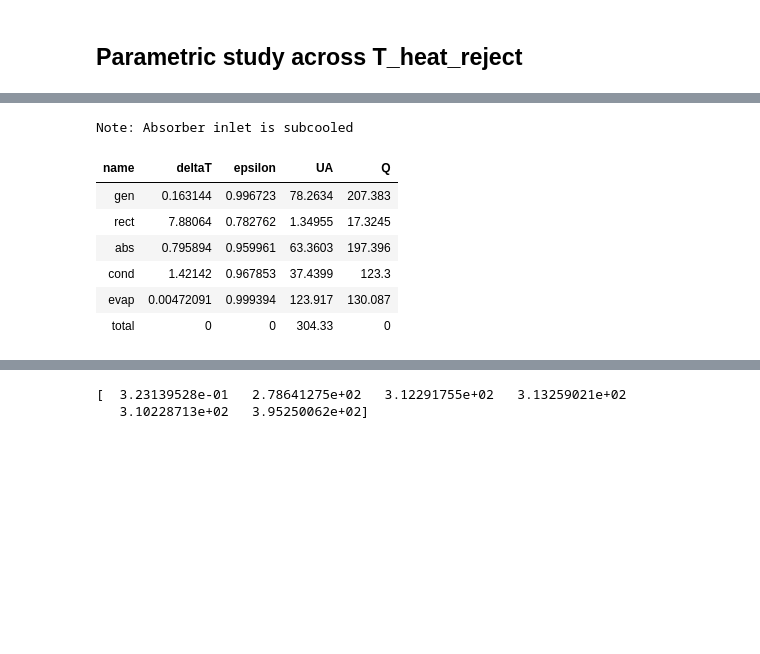
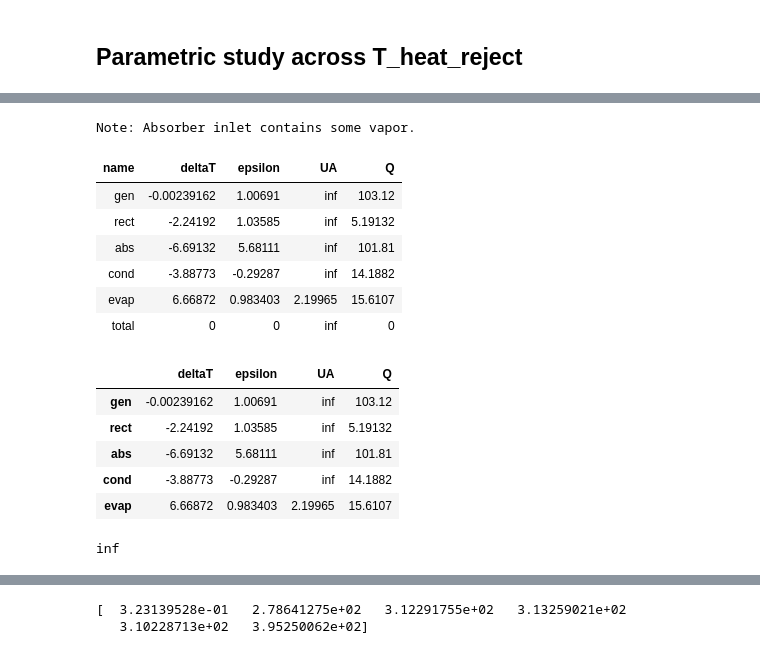
Before and after one commit to nfette/openACHP, a Jupyter notebook: src/optimize_trials2_5.ipynb, the cells around one changed output, grey strips where cells are left out. Drawn from its saved outputs; the diff is of its cells as text; code cells hidden in the pictures; blank space fills up the shorter version.

```diff
--- a/src/optimize_trials2_5.ipynb
+++ b/src/optimize_trials2_5.ipynb
@@ -117,7 +114,7 @@ class Problem_2_5_A:
     def objective(self, xC):
         step_number = numpy.floor(self.n_calls / 7)
         self.n_calls += 1
-        print(xC,flush=True)
+        # print(xC,flush=True)
         Q,B,P = 0.,0.,0.
         try:
             ch = system_aqua1.makeChiller(xC)
@@ -143,6 +140,8 @@ class Problem_2_5_A:
             P = mu_P * penalty1(penalties,1)
 
             Q = sys.chiller.Q_evap
+        except KeyboardInterrupt as e:
+            raise e
         except:
             Q = numpy.inf
 
@@ -243,4 +244,17 @@ class Problem_2_5_B:
         print("Did an iteration at ", x)
 # %% [markdown]
 ## Parametric study across T_heat_reject
+# %%
+def display_result(x):
+    try:
+        ch = system_aqua1.makeChiller(x)
+        sys = system_aqua1.System(bdry, ch)
+        display(sys)
+    except KeyboardInterrupt as e:
+        raise e
+    except Exception as e:
+        display(e)
+# %%
+t_heat_reject_range = 273.15 + numpy.arange(20,61,5)
+opts = [None] * len(t_heat_reject_range)
 # %%
@@ -400,12 +424,21 @@ P.constraint(x)
 # %%
 sys = system_aqua1.System(bdry, ch)
-sys
+display(sys)
+display(sys.df)
+sys.df.UA.sum()
 # %% [output]
-Note: Absorber inlet is subcooled
+Note: Absorber inlet contains some vapor.
 | name | deltaT | epsilon | UA | Q |
-| gen | 0.163144 | 0.996723 | 78.2634 | 207.383 |
-| rect | 7.88064 | 0.782762 | 1.34955 | 17.3245 |
-| abs | 0.795894 | 0.959961 | 63.3603 | 197.396 |
-| cond | 1.42142 | 0.967853 | 37.4399 | 123.3 |
-| evap | 0.00472091 | 0.999394 | 123.917 | 130.087 |
-| total | 0 | 0 | 304.33 | 0 |
+| gen | -0.00239162 | 1.00691 | inf | 103.12 |
+| rect | -2.24192 | 1.03585 | inf | 5.19132 |
+| abs | -6.69132 | 5.68111 | inf | 101.81 |
+| cond | -3.88773 | -0.29287 | inf | 14.1882 |
+| evap | 6.66872 | 0.983403 | 2.19965 | 15.6107 |
+| total | 0 | 0 | inf | 0 |
+|  | deltaT | epsilon | UA | Q |
+| gen | -0.00239162 | 1.00691 | inf | 103.12 |
+| rect | -2.24192 | 1.03585 | inf | 5.19132 |
+| abs | -6.69132 | 5.68111 | inf | 101.81 |
+| cond | -3.88773 | -0.29287 | inf | 14.1882 |
+| evap | 6.66872 | 0.983403 | 2.19965 | 15.6107 |
+inf
```
Also changed, not shown: parts of 21 cells of this notebook, 5 other files.
